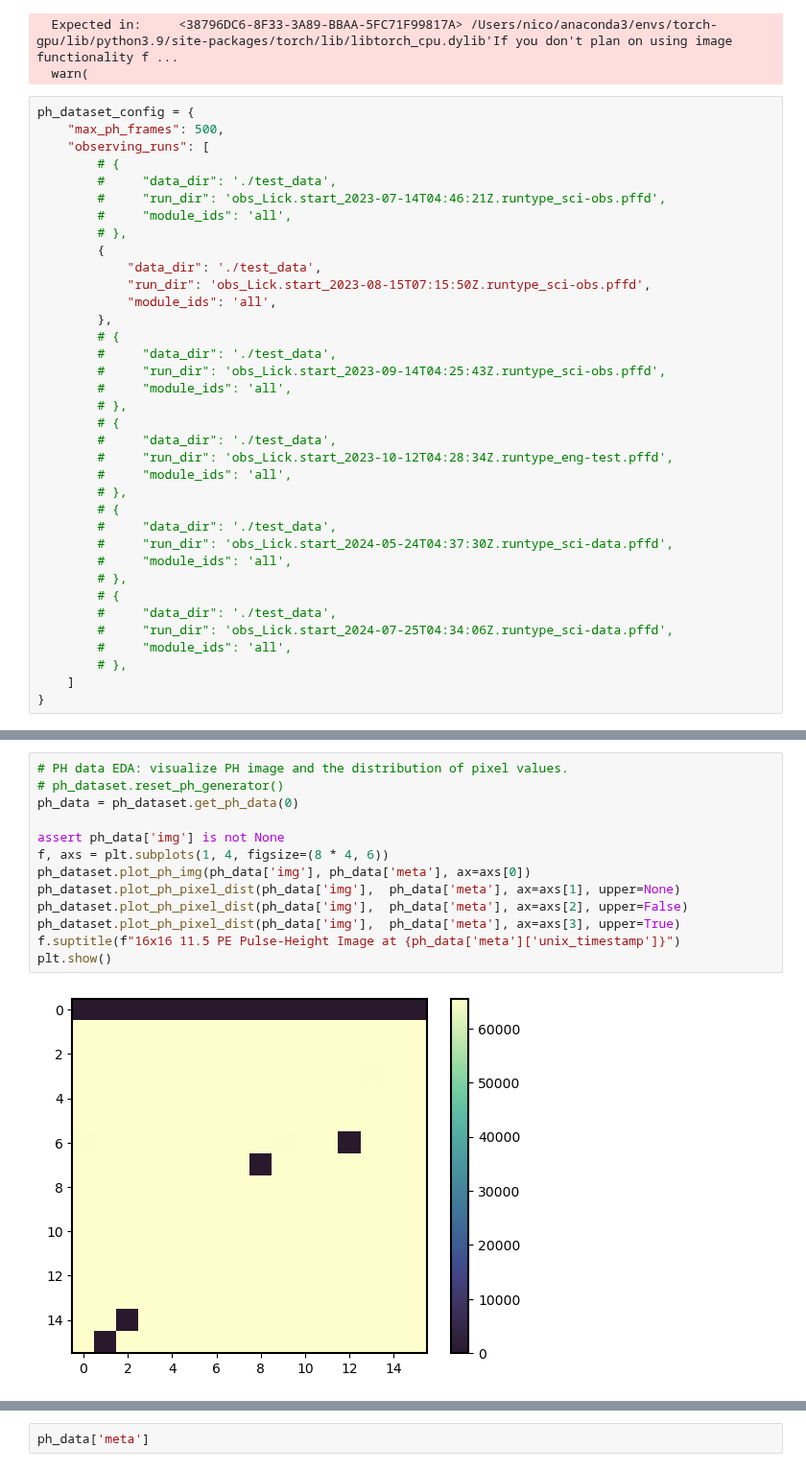
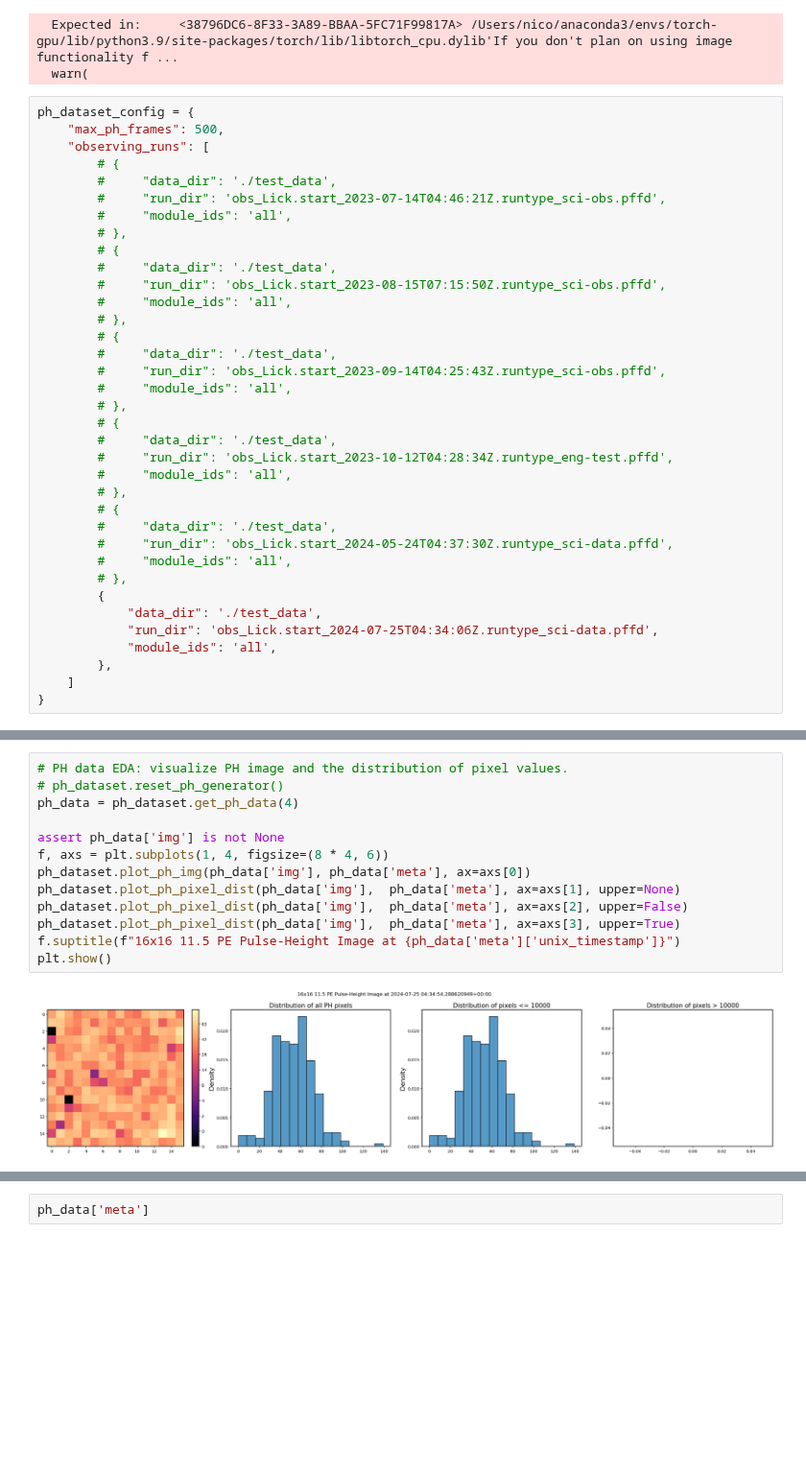
Before and after one commit to panoseti/panoseti, a Jupyter notebook: anomaly-detection/ph_eda.ipynb, the cells around one changed output, grey strips where cells are left out. Shown at 96% size. Cells and saved outputs as stored; diff of their text form; blank space fills up the shorter version.

Commit message:
anom_det: debug baseline subtraction and test model fit with small dataset.

```diff
--- a/anomaly-detection/ph_eda.ipynb
+++ b/anomaly-detection/ph_eda.ipynb
@@ -35,11 +35,11 @@ ph_dataset_config = {
         #     "run_dir": 'obs_Lick.start_2023-07-14T04:46:21Z.runtype_sci-obs.pffd',
         #     "module_ids": 'all',
         # },
-        {
-            "data_dir": './test_data',
-            "run_dir": 'obs_Lick.start_2023-08-15T07:15:50Z.runtype_sci-obs.pffd',
-            "module_ids": 'all',
-        },
+        # {
+        #     "data_dir": './test_data',
+        #     "run_dir": 'obs_Lick.start_2023-08-15T07:15:50Z.runtype_sci-obs.pffd',
+        #     "module_ids": 'all',
+        # },
         # {
         #     "data_dir": './test_data',
         #     "run_dir": 'obs_Lick.start_2023-09-14T04:25:43Z.runtype_sci-obs.pffd',
@@ -55,11 +55,11 @@ ph_dataset_config = {
         #     "run_dir": 'obs_Lick.start_2024-05-24T04:37:30Z.runtype_sci-data.pffd',
         #     "module_ids": 'all',
         # },
-        # {
-        #     "data_dir": './test_data',
-        #     "run_dir": 'obs_Lick.start_2024-07-25T04:34:06Z.runtype_sci-data.pffd',
-        #     "module_ids": 'all',
-        # },
+        {
+            "data_dir": './test_data',
+            "run_dir": 'obs_Lick.start_2024-07-25T04:34:06Z.runtype_sci-data.pffd',
+            "module_ids": 'all',
+        },
     ]
 }
 # %%
@@ -95,15 +83,15 @@ ph_dataset.obs_runs
 # %%
 # PH data EDA: visualize PH image and the distribution of pixel values.
 # ph_dataset.reset_ph_generator()
-ph_data = ph_dataset.get_ph_data(0)
+ph_data = ph_dataset.get_ph_data(4)
 
 assert ph_data['img'] is not None
 f, axs = plt.subplots(1, 4, figsize=(8 * 4, 6))
 ph_dataset.plot_ph_img(ph_data['img'], ph_data['meta'], ax=axs[0])
 ph_dataset.plot_ph_pixel_dist(ph_data['img'],  ph_data['meta'], ax=axs[1], upper=None)
 ph_dataset.plot_ph_pixel_dist(ph_data['img'],  ph_data['meta'], ax=axs[2], upper=False)
 ph_dataset.plot_ph_pixel_dist(ph_data['img'],  ph_data['meta'], ax=axs[3], upper=True)
 f.suptitle(f"16x16 11.5 PE Pulse-Height Image at {ph_data['meta']['unix_timestamp']}")
 plt.show()
 # %% [output]
-[figure, old version]
+[figure, new version]
```
Also changed, not shown: parts of 4 cells of this notebook, 1 other file.
